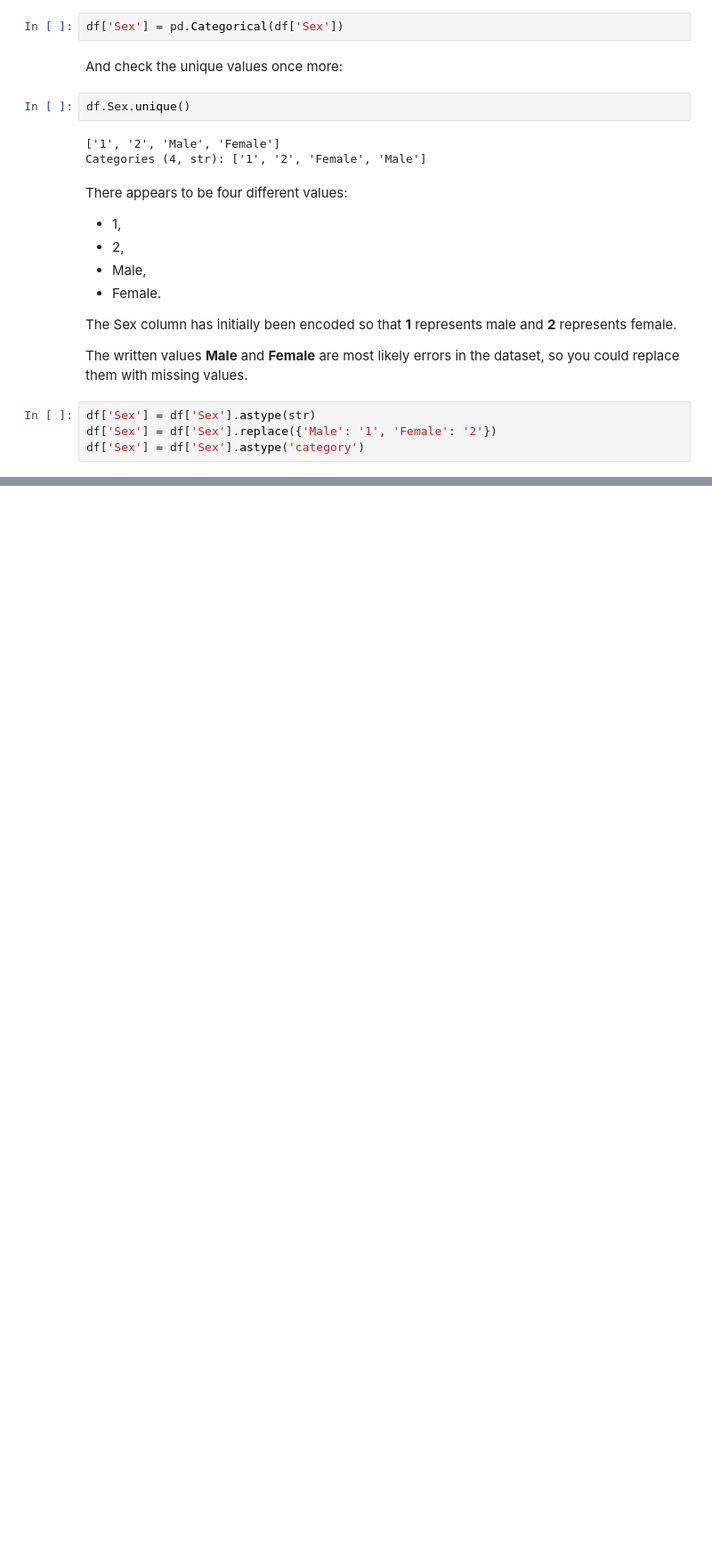
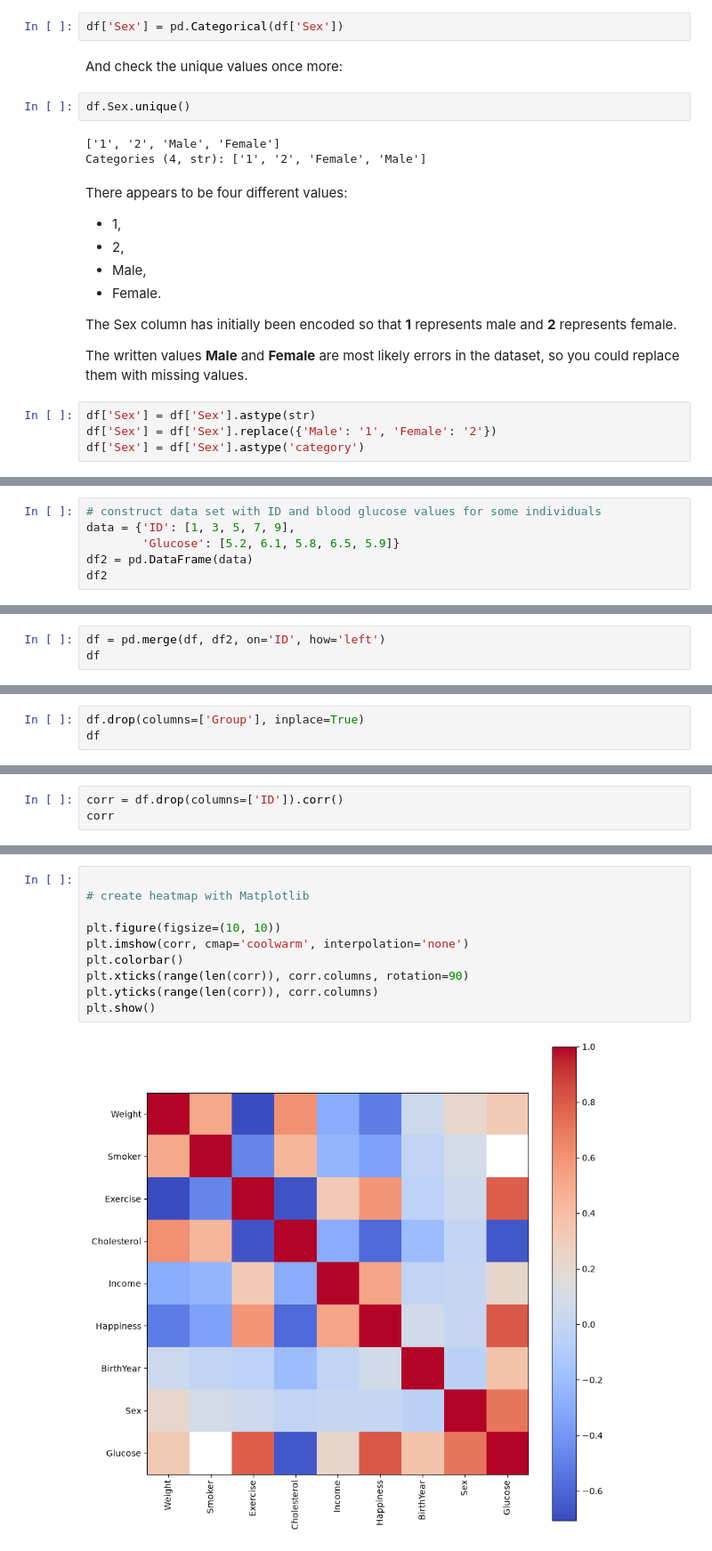
Before and after one commit to Arazm1/Data_Handling_and_Machine_Learning_TX00EY32-3008-practice, a Jupyter notebook: 2_Data_preprocessing_and_visualization/2.ipynb, the cells around one changed output, grey strips where cells are left out. Shown at 89% size. Saved outputs shown, nothing was run; the diff lists cells and outputs as text; blank space fills up the shorter version.

```diff
--- a/2_Data_preprocessing_and_visualization/2.ipynb
+++ b/2_Data_preprocessing_and_visualization/2.ipynb
@@ -128,0 +282,6 @@ df.describe(include='all')
+# %%
+# construct data set with ID and blood glucose values for some individuals
+data = {'ID': [1, 3, 5, 7, 9],
+        'Glucose': [5.2, 6.1, 5.8, 6.5, 5.9]}
+df2 = pd.DataFrame(data)
+df2
@@ -128,0 +299,3 @@ df.describe(include='all')
+# %%
+df = pd.merge(df, df2, on='ID', how='left')
+df
@@ -128,0 +326,3 @@ df.describe(include='all')
+# %%
+df.drop(columns=['Group'], inplace=True)
+df
@@ -128,0 +351,3 @@ df.describe(include='all')
+# %%
+corr = df.drop(columns=['ID']).corr()
+corr
@@ -128,0 +371,12 @@ df.describe(include='all')
+# %%
+
+# create heatmap with Matplotlib
+
+plt.figure(figsize=(10, 10))
+plt.imshow(corr, cmap='coolwarm', interpolation='none')
+plt.colorbar()
+plt.xticks(range(len(corr)), corr.columns, rotation=90)
+plt.yticks(range(len(corr)), corr.columns)
+plt.show()
+# %% [output]
+[figure, added]
```
Also changed, not shown: parts of 28 cells of this notebook.
